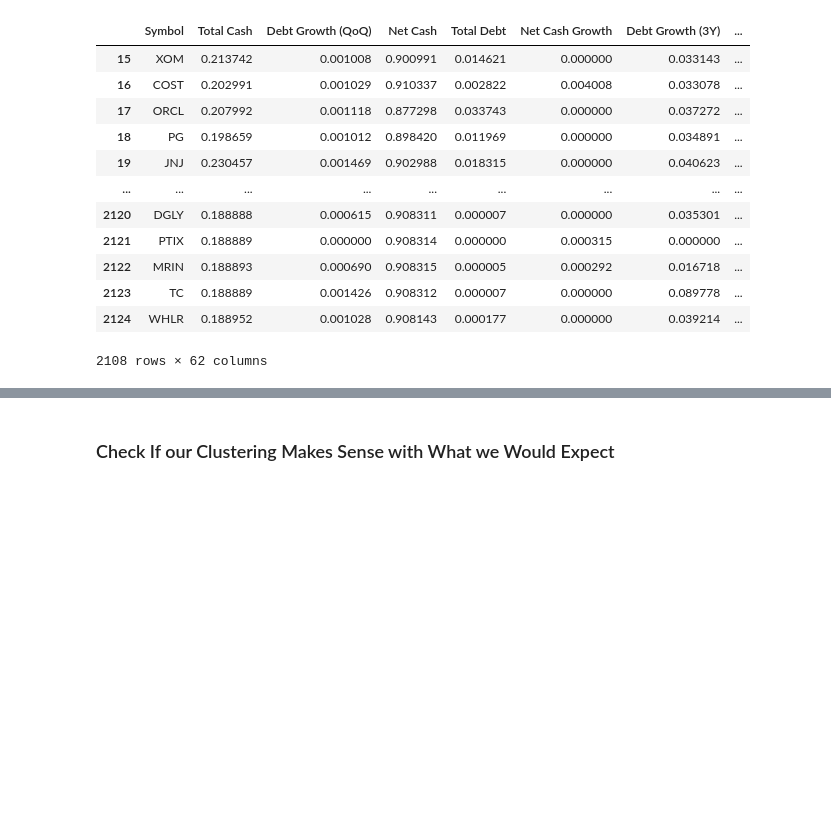
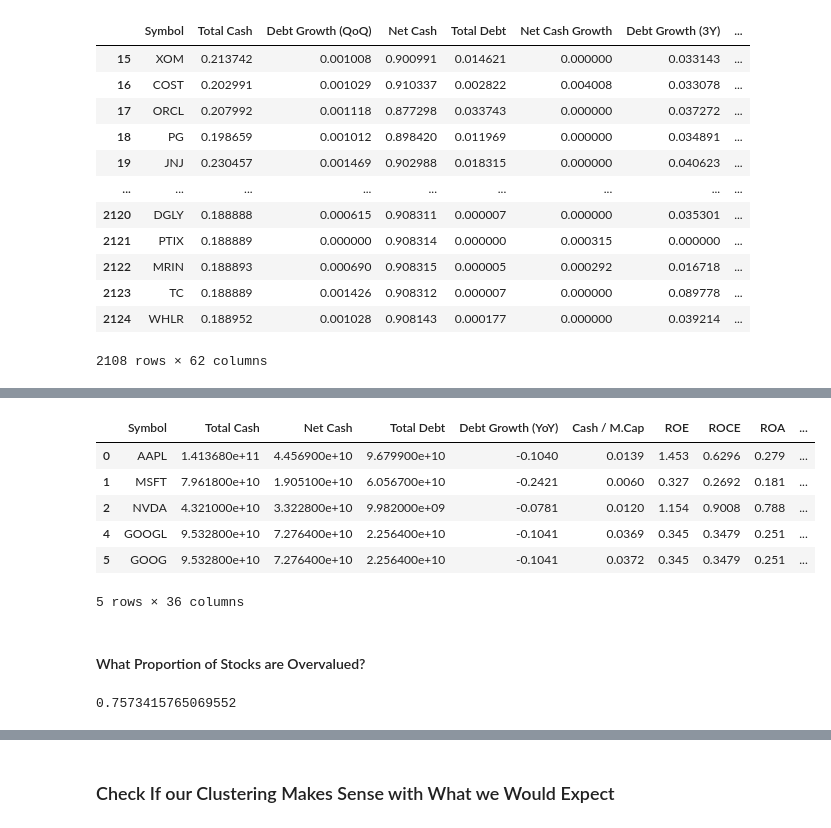
Before and after one commit to VoW314/Analytics-Spring-25, a Jupyter notebook: Team_Project.ipynb, the cells around one changed output, grey strips where cells are left out. Cells and saved outputs as stored; diff of their text form; code cells hidden in the pictures; blank space fills up the shorter version.

```diff
--- a/Team_Project.ipynb
+++ b/Team_Project.ipynb
@@ -119,6 +115,8 @@ The data is already cleaned up by the website and doesn't require any major clea
 # %%
 data_df = pd.read_csv("data.csv") #from stockanalysis.com
 symbols = pd.read_csv("stock_info.csv") #https://github.com/dhhagan/stocks/blob/master/scripts/stock_info.csv
+
+#print(len(symbols['Exchange'].unique())) # just to check
 
 #columns to ignore for cleaning and conversion
 ignores = ["Symbol", "Country"]
@@ -133,11 +131,14 @@ for col in data_df.select_dtypes(include="object").columns:
     if col not in ignores: #ignore the ignores
         data_df[col] = data_df[col].str.replace("%", "").astype(float)/100
 
+#non normalized data (used for clustering analysis)
+data_nn = data_df.copy()
 
+#normalize this data for the SLR and MLR
 # get only numerical columns for the normalization. ignores list is giving issues
 numerical = data_df.select_dtypes(include="number").columns
 
 data_df[numerical] = (data_df[numerical] - data_df[numerical].min())/(data_df[numerical].max() - data_df[numerical].min())
 
-data_df.head()
+data_df.dtypes
 # %% [output]
@@ -267,0 +307,57 @@ Understanding if specific countries, sectors/industries, or exchanges tend to ha
+# %%
+#needed for plotly to work
+import plotly.graph_objects as go
+from sklearn.decomposition import PCA
+
+
+#add the new overvalued column
+numerical = flag_overvalued(data_nn)
+
+
+#CLEAN
+
+"""
+Removing columns with large amount of missing data in
+my own copy of the data. These columns were missing so much data,
+that dropna() was removing all but 15 rows
+
+The majority of these columns dropped were found to have the majority of their
+data being non-existent after the first 200 companies of the 5000 company dataset
+"""
+numerical.drop("Net Cash Growth",  axis=1, inplace=True)
+numerical.drop("Debt Growth (QoQ)",  axis=1, inplace=True)
+numerical.drop("Debt Growth (3Y)",  axis=1, inplace=True)
+numerical.drop("Debt Growth (5Y)",  axis=1, inplace=True)
+numerical.drop("ROIC (5Y)",  axis=1, inplace=True)
+numerical.drop("ROE (5Y)",  axis=1, inplace=True)
+numerical.drop("ROA (5Y)",  axis=1, inplace=True)
+numerical.drop("Asset Turnover",  axis=1, inplace=True)
+numerical.drop("Rev / Employee",  axis=1, inplace=True)
+numerical.drop("Prof / Employee",  axis=1, inplace=True)
+numerical.drop("Inv. Turnover",  axis=1, inplace=True)
+numerical.drop("Z-Score",  axis=1, inplace=True)
+numerical.drop("Div. Growth",  axis=1, inplace=True)
+numerical.drop("Div. Yield", axis=1, inplace=True)
+numerical.drop("Div. ($)", axis=1, inplace=True)
+numerical.drop("Div. CAGR 5Y", axis=1, inplace=True)
+numerical.drop("Rev Gr. Next 5Y", axis=1, inplace=True)
+numerical.drop("Est. EPS Growth", axis=1, inplace=True)
+numerical.drop("Rev Gr. Next Y",  axis=1, inplace=True)
+numerical.drop("Rev Gr. Next Q",  axis=1, inplace=True)
+numerical.drop("Revenue",  axis=1, inplace=True)
+numerical.drop("Forward PS",  axis=1, inplace=True)
+numerical.drop("P/OCF",  axis=1, inplace=True)
+numerical.drop("Fwd EV/S",  axis=1, inplace=True)
+numerical.drop("EV/FCF",  axis=1, inplace=True)
+numerical.drop("EV/Earnings",  axis=1, inplace=True)
+
+numerical_cleaned = numerical.dropna() #drop the null rows
+numerical_cleaned.head()
+# %% [output]
+|  | Symbol | Total Cash | Net Cash | Total Debt | Debt Growth (YoY) | Cash / M.Cap | ROE | ROCE | ROA | ... |
+| 0 | AAPL | 1.413680e+11 | 4.456900e+10 | 9.679900e+10 | -0.1040 | 0.0139 | 1.453 | 0.6296 | 0.279 | ... |
+| 1 | MSFT | 7.961800e+10 | 1.905100e+10 | 6.056700e+10 | -0.2421 | 0.0060 | 0.327 | 0.2692 | 0.181 | ... |
+| 2 | NVDA | 4.321000e+10 | 3.322800e+10 | 9.982000e+09 | -0.0781 | 0.0120 | 1.154 | 0.9008 | 0.788 | ... |
+| 4 | GOOGL | 9.532800e+10 | 7.276400e+10 | 2.256400e+10 | -0.1041 | 0.0369 | 0.345 | 0.3479 | 0.251 | ... |
+| 5 | GOOG | 9.532800e+10 | 7.276400e+10 | 2.256400e+10 | -0.1041 | 0.0372 | 0.345 | 0.3479 | 0.251 | ... |
+5 rows × 36 columns
@@ -267,0 +371,8 @@ Understanding if specific countries, sectors/industries, or exchanges tend to ha
+# %% [markdown]
+#### What Proportion of Stocks are Overvalued?
+# %%
+#Get the total proportion of all overvalued stocks in our dataset
+total_prop = sum(df['Overvalued'] == 1)/len(df)
+total_prop
+# %% [output]
+0.7573415765069552
```
Also changed, not shown: parts of 50 cells of this notebook, 2 other files.
